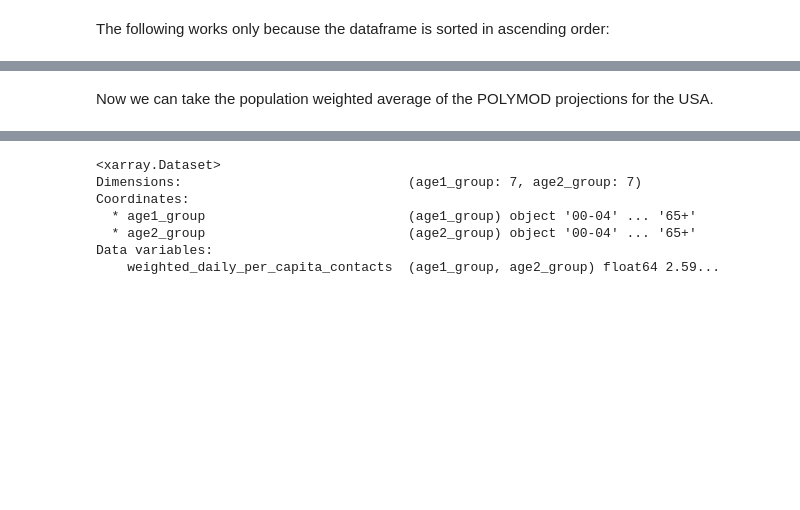
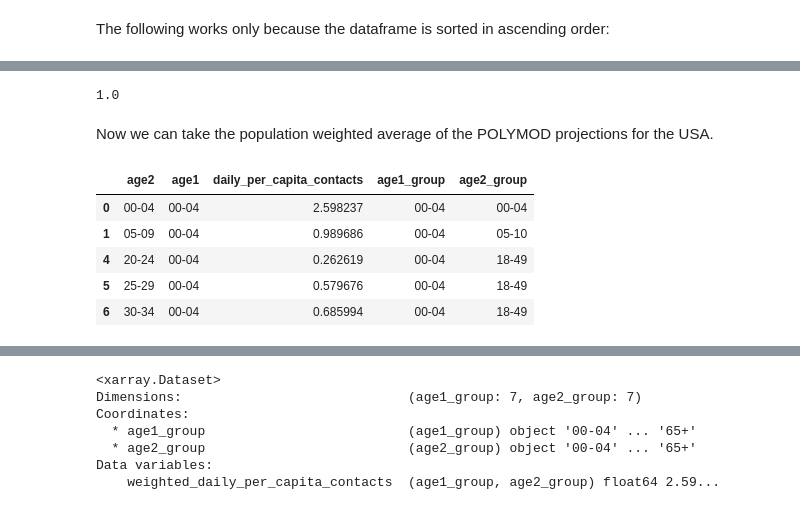
Before and after one commit to bhollo0329/epimodels, a Jupyter notebook: notebooks/AustinGranularModel/BaselineContacts/BaselineContactRates.ipynb, the cells around one changed output, grey strips where cells are left out. Cells and saved outputs as stored; diff of their text form; code cells hidden in the pictures; blank space fills up the shorter version.

```diff
--- a/notebooks/AustinGranularModel/BaselineContacts/BaselineContactRates.ipynb
+++ b/notebooks/AustinGranularModel/BaselineContacts/BaselineContactRates.ipynb
@@ -301,11 +365,17 @@ us_pop_age_grouped['percent_of_total'].sum()
+# %%
+print(us_pop_age_grouped['age_group_percent_of_total'].sum())
+# %% [output]
+1.0
 # %% [markdown]
 Now we can take the population weighted average of the POLYMOD projections for the USA.
 # %%
 revised_groups = {
     '00-04': '00-04',
-    '05-09': '05-09',
-    '10-14': '10-14',
-    '15-17': '15-17',
+    '05-09': '05-10',
+    '10': '05-10',
+    '11-13': '11-13',
+    '14': '14-17',
+    '15-17': '14-17',
     '18-19': '18-49',
     '20-24': '18-49',
     '25-29': '18-49',
@@ -321,7 +391,16 @@ revised_groups = {
     '75-79': '65+'
 }
 # %%
-usa_regrouped['age1_group'] = [revised_groups[i] for i in usa_regrouped['age1']]
-usa_regrouped['age2_group'] = [revised_groups[i] for i in usa_regrouped['age2']]
+usa_regrouped_3['age1_group'] = [revised_groups[i] for i in usa_regrouped_3['age1']]
+usa_regrouped_3['age2_group'] = [revised_groups[i] for i in usa_regrouped_3['age2']]
+# %%
+usa_regrouped_3.head()
+# %% [output]
+|  | age2 | age1 | daily_per_capita_contacts | age1_group | age2_group |
+| 0 | 00-04 | 00-04 | 2.598237 | 00-04 | 00-04 |
+| 1 | 05-09 | 00-04 | 0.989686 | 00-04 | 05-10 |
+| 4 | 20-24 | 00-04 | 0.262619 | 00-04 | 18-49 |
+| 5 | 25-29 | 00-04 | 0.579676 | 00-04 | 18-49 |
+| 6 | 30-34 | 00-04 | 0.685994 | 00-04 | 18-49 |
 # %%
 usa_regrouped_weighted = pd.merge(
```
Also changed, not shown: parts of 26 cells of this notebook, 35 other files.
